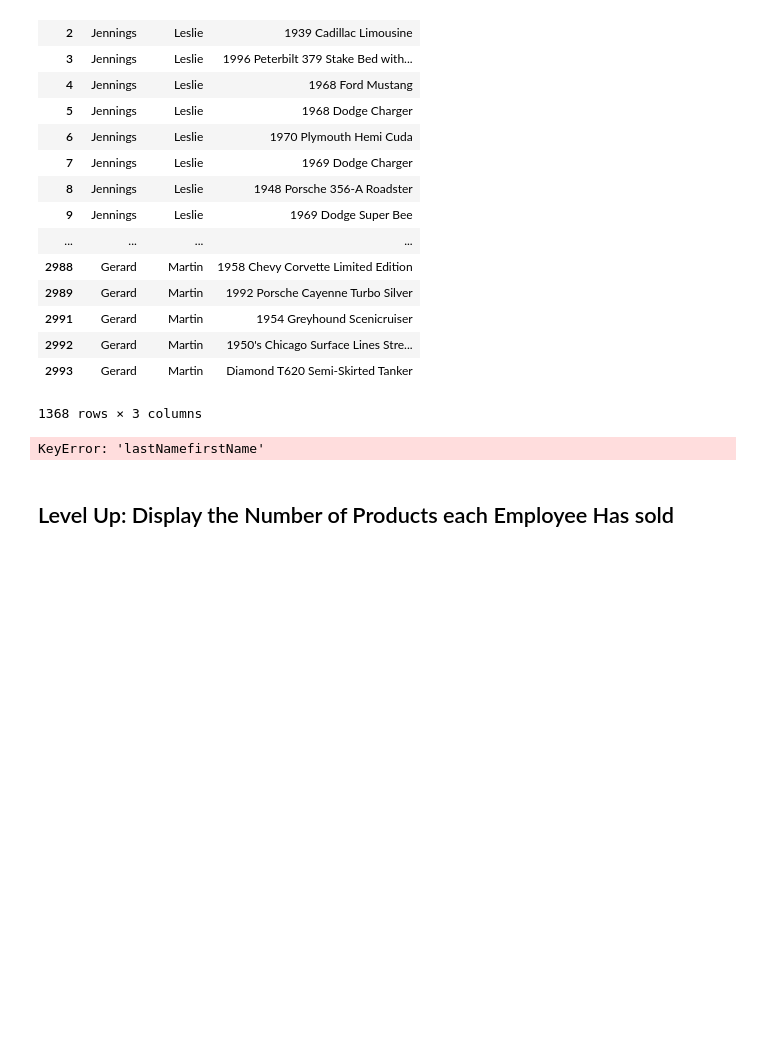
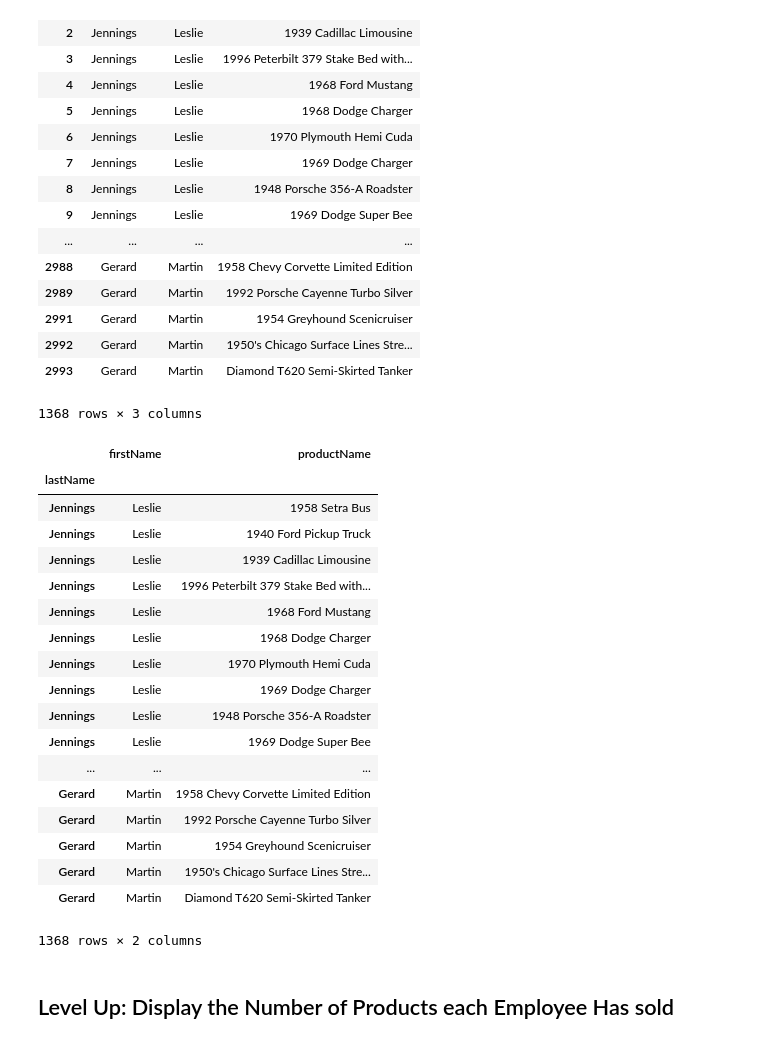
Before and after one commit to rnguyen832/dsc-0-05-10-join-statements-lab-online-ds-sp-000, a Jupyter notebook: index.ipynb, the cells around one changed output. Cells and saved outputs as stored; diff of their text form; code cells hidden in the pictures; blank space fills up the shorter version.

```diff
--- a/index.ipynb
+++ b/index.ipynb
@@ -129,9 +129,27 @@ df[['lastName','firstName','productName']].drop_duplicates()
 | 2993 | Gerard | Martin | Diamond T620 Semi-Skirted Tanker |
 1368 rows × 3 columns
 # %%
-df2.set_index('lastName'+'firstName')
+df2.set_index('lastName', 'firstName')
 # %% [output]
+|  | firstName | productName |
+| lastName |  |  |
+| Jennings | Leslie | 1958 Setra Bus |
+| Jennings | Leslie | 1940 Ford Pickup Truck |
+| Jennings | Leslie | 1939 Cadillac Limousine |
+| Jennings | Leslie | 1996 Peterbilt 379 Stake Bed with... |
+| Jennings | Leslie | 1968 Ford Mustang |
+| Jennings | Leslie | 1968 Dodge Charger |
+| Jennings | Leslie | 1970 Plymouth Hemi Cuda |
+| Jennings | Leslie | 1969 Dodge Charger |
+| Jennings | Leslie | 1948 Porsche 356-A Roadster |
+| Jennings | Leslie | 1969 Dodge Super Bee |
+| ... | ... | ... |
+| Gerard | Martin | 1958 Chevy Corvette Limited Edition |
+| Gerard | Martin | 1992 Porsche Cayenne Turbo Silver |
+| Gerard | Martin | 1954 Greyhound Scenicruiser |
+| Gerard | Martin | 1950's Chicago Surface Lines Stre... |
+| Gerard | Martin | Diamond T620 Semi-Skirted Tanker |
-KeyError: 'lastNamefirstName'
+1368 rows × 2 columns
 # %% [markdown]
 ## Level Up: Display the Number of Products each Employee Has sold
 # %%
```
